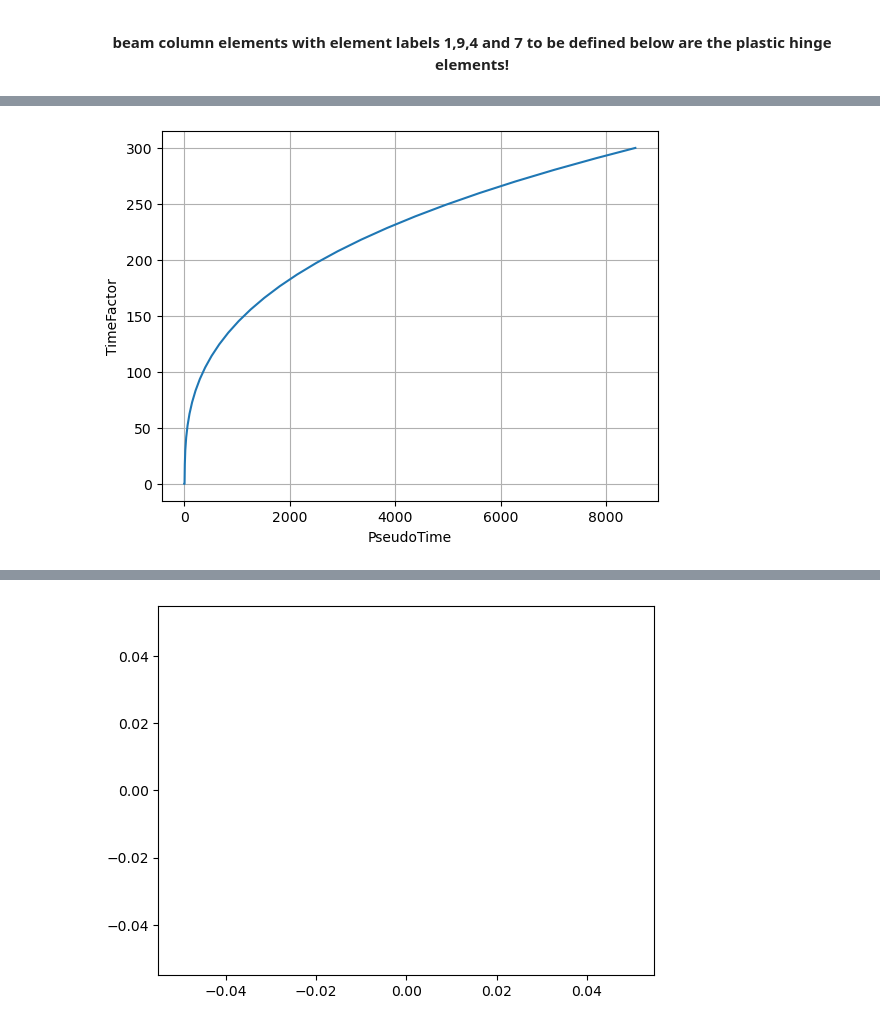
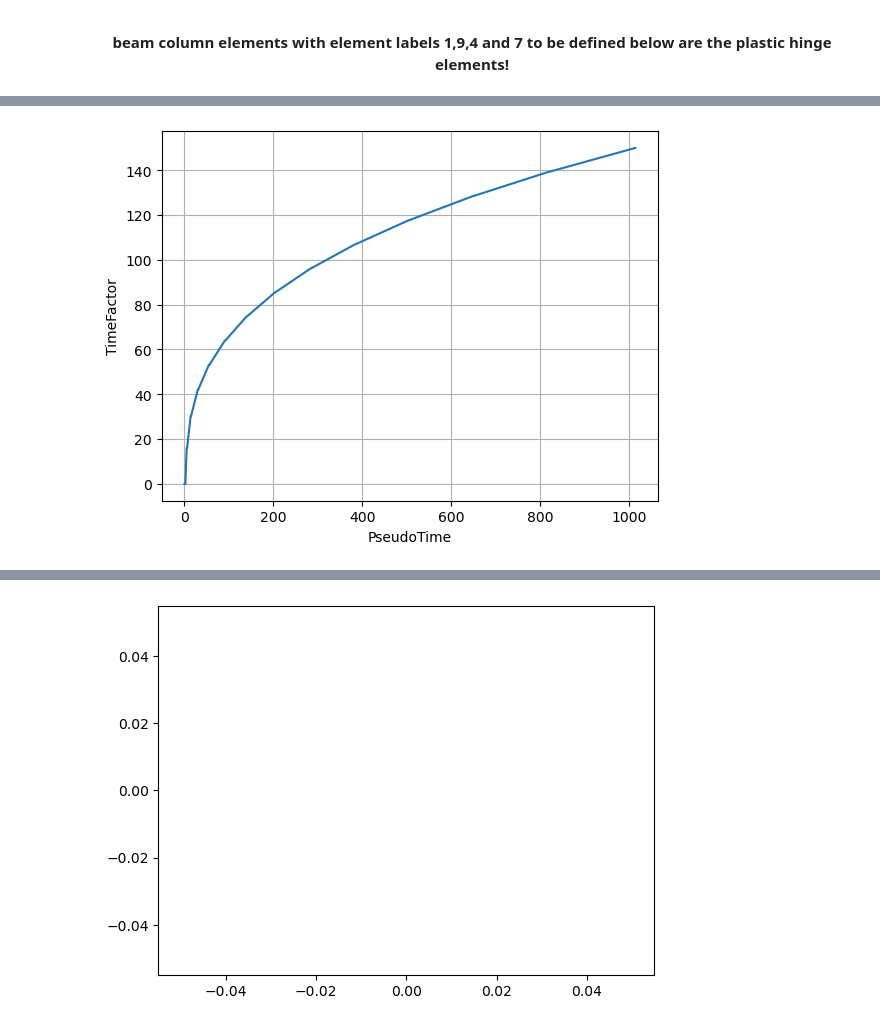
Before and after one commit to Suman-Regmi/BeamColumnWorks, a Jupyter notebook: bc_model_beams_columns_elastified.ipynb, the cells around one changed output, grey strips where cells are left out. Saved outputs shown, nothing was run; the diff lists cells and outputs as text; code cells hidden in the pictures.

Commit message:
Trial with some plastic hinge discretizations

```diff
--- a/bc_model_beams_columns_elastified.ipynb
+++ b/bc_model_beams_columns_elastified.ipynb
@@ -73,7 +73,7 @@ lengthEleCol = differenceColumn/numEleCol
 differenceBeam1 = -DCol/4 - DBeam/2 + 848 #this is the length of the beam upto the gravity loading point excluding pH length on either side
 differenceBeam2 = -848 + 2119 #This is the length of the beam from the gravity load point to the extreme end
 
-numEleBeam1 = 2
+numEleBeam1 = 4
 numEleBeam2 = 2
 lengthEleBeam1 = differenceBeam1/numEleBeam1
 lengthEleBeam2 = differenceBeam2/numEleBeam2  #These were used previously to discretize the beam when all the elements were modeled with distributed plasticity
@@ -497,35 +503,36 @@ def defineTimeFactorHistoryMonotonic(peaksArray,scaleFactor,nSteps,nCycles):
 #     plt.plot(timeFactor)
 #     plt.grid(True)
 #     plt.xlabel('PseudoTime')
 #     plt.ylabel('TimeFactor')
 #     plt.show()
 
 #     return timeFactor
 
 def defineTimeFactorHistory(peaksArray,scaleFactor,nSteps,nCycles):
     timeFactor = []
     for j,thisPeak in enumerate(peaksArray):
         for i in range(nCycles):
             timeFactor = np.append(timeFactor,np.linspace(0,thisPeak*scaleFactor,nSteps))
             timeFactor = np.append(timeFactor,np.linspace(thisPeak*scaleFactor,-thisPeak*scaleFactor,nSteps))
             timeFactor = np.append(timeFactor,np.linspace(-thisPeak*scaleFactor,0,nSteps))
 
     plt.plot(timeFactor)
     plt.grid()
     plt.xlabel('PseudoTime')
     plt.ylabel('TimeFactor')
     plt.show()
     return timeFactor
 
 
 # peaksArray=np.array([11.11,29.6,44.4,59.2,74.0,88.8,103.6,]) #in mm
-peaksArray=np.linspace(0,300,30,endpoint=True) #in mm  set this to 0,300,30 for plastic hinge length of D/2
+peaksArray=np.linspace(0,150,15,endpoint=True) #in mm  set this to 0,300,30 for plastic hinge length of D/2
+# peaksArray=np.linspace(0,300,30,endpoint=True) #in mm  set this to 0,300,30 for plastic hinge length of D/2
 scaleFactor = 1.0
 nSteps = 1
 nCycles = 1
 timeFactorHistory=defineTimeFactorHistoryMonotonic(peaksArray,scaleFactor,nSteps,nCycles)
 # %% [output]
-[figure, old version]
+[figure, new version]
 # %%
 ops.timeSeries("Linear",10)
 ops.pattern("Plain",10,10)
```
Also changed, not shown: parts of 12 cells of this notebook.
